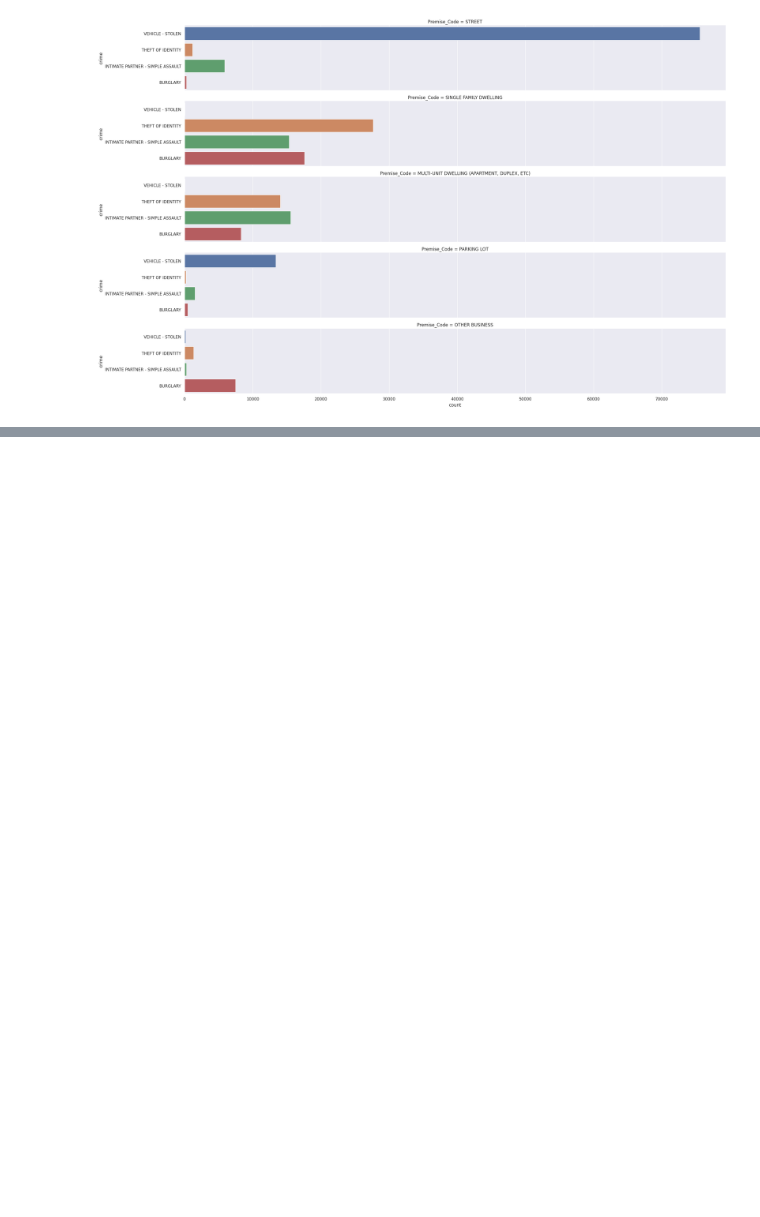
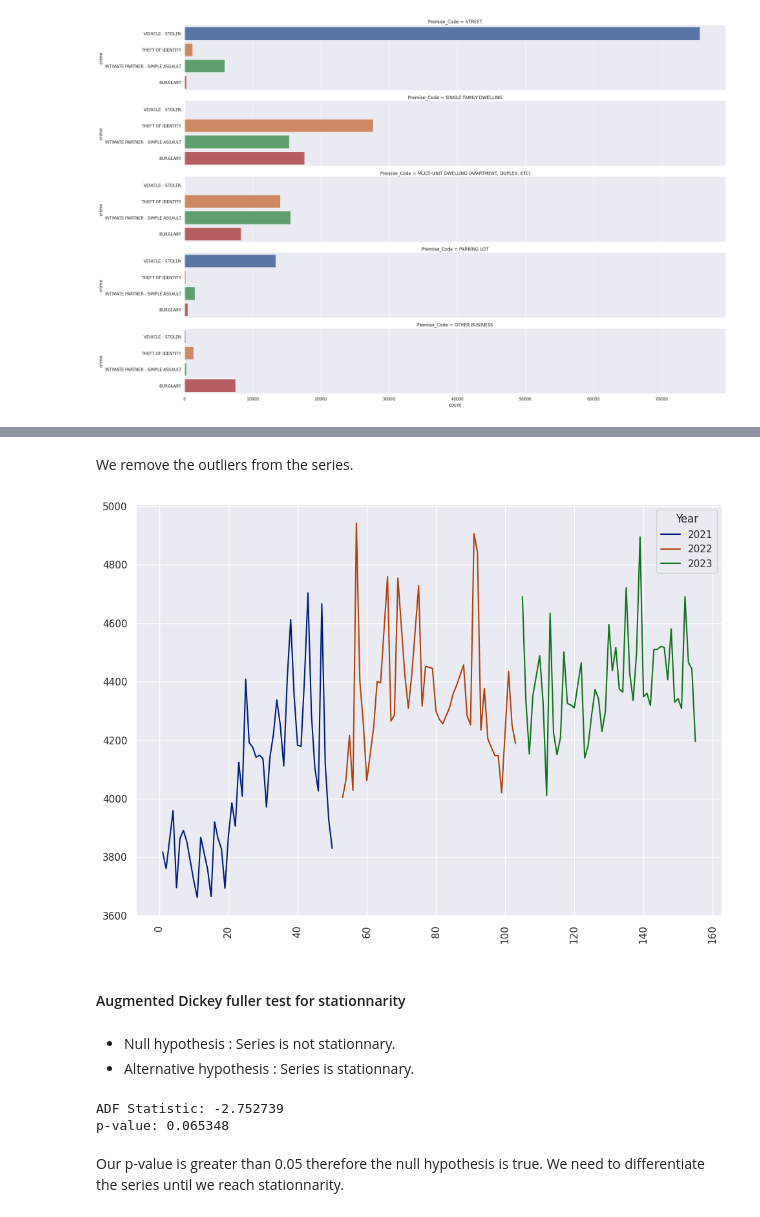
Before and after one commit to AyoubLaar/Data-Mining-Project, a Jupyter notebook: notebook.ipynb, the cells around one changed output, grey strips where cells are left out. Saved outputs shown, nothing was run; the diff lists cells and outputs as text; code cells hidden in the pictures; blank space fills up the shorter version.

```diff
--- a/notebook.ipynb
+++ b/notebook.ipynb
@@ -1237,0 +1245,8 @@ Name: Count, dtype: int64
+# %%
+count=df["Count"]
+q1=count.quantile(0.25)
+q3=count.quantile(0.75)
+IQR=q3-q1
+print(IQR,q1,q3)
+outliers = count[((count<(q1-1.5*IQR)) | (count>(q3+1.5*IQR)))]
+outliers
@@ -1237,0 +1274,29 @@ Name: Count, dtype: int64
+# %% [markdown]
+<p>We remove the outliers from the series.</p>
+# %%
+df = df.drop(outliers.index)
+plot = sns.lineplot(df,x="index",y="Count",hue="Year",palette="dark")
+plot.tick_params(axis="x",rotation=90)
+plot.set_xlabel("")
+plot.set_ylabel("")
+pass
+# %% [output]
+[figure, added]
+# %% [markdown]
+<h4>Augmented Dickey fuller test for stationnarity</h4>
+# %% [markdown]
+<ul>
+<li>Null hypothesis : Series is not stationnary.</li>
+<li>Alternative hypothesis : Series is stationnary.</li>
+</ul>
+# %%
+from statsmodels.tsa.stattools import adfuller
+df = df["Count"]
+adf_test = adfuller(df)
+print('ADF Statistic: %f' % adf_test[0])
+print('p-value: %f' % adf_test[1])
+# %% [output]
+ADF Statistic: -2.752739
+p-value: 0.065348
+# %% [markdown]
+<p>Our p-value is greater than 0.05 therefore the null hypothesis is true. We need to differentiate the series until we reach stationnarity.</p>
```
Also changed, not shown: parts of 35 cells of this notebook.
